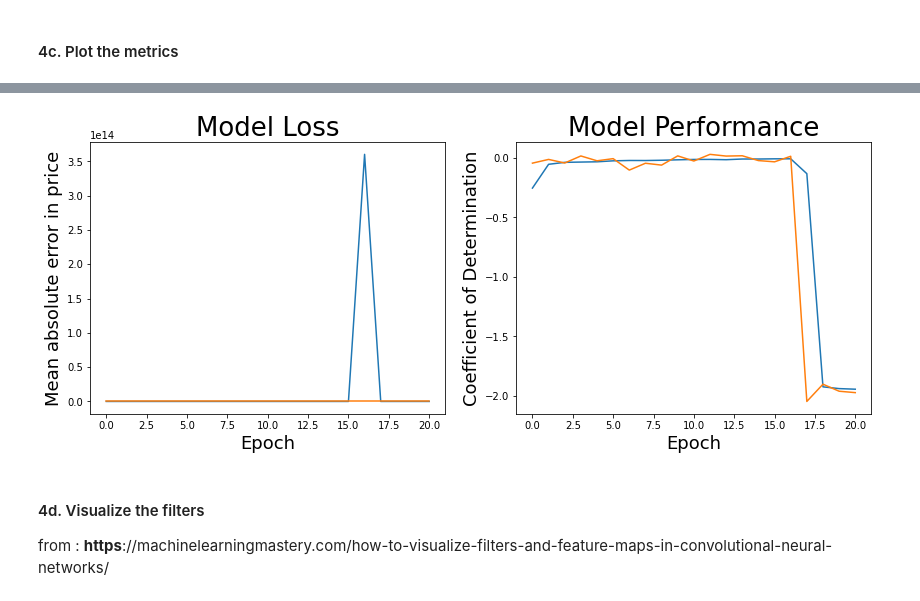
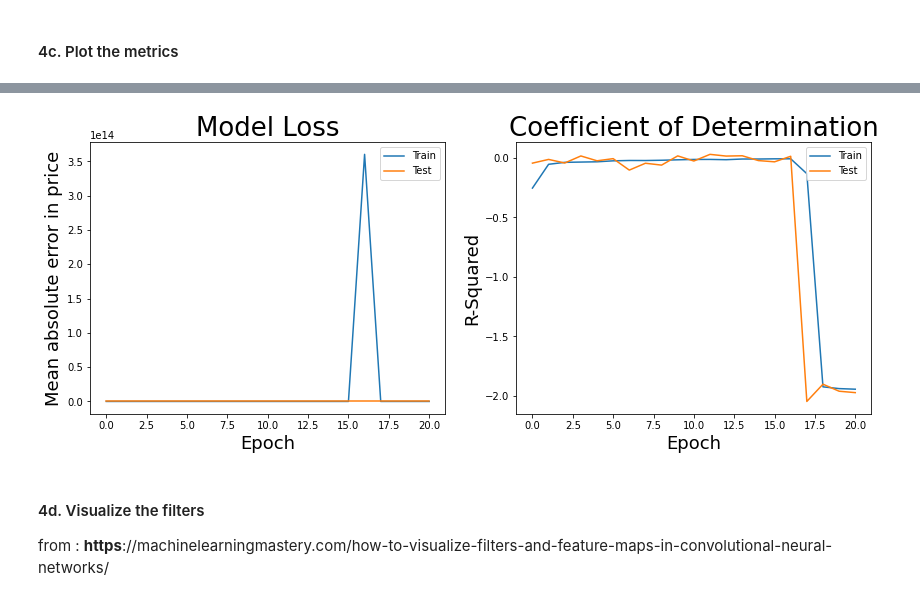
Before and after one commit to sangeetajay/Springboard, a Jupyter notebook: 3_AH_pre_processing_modeling_grayscale_images.ipynb, the cells around one changed output, grey strips where cells are left out. Saved outputs shown, nothing was run; the diff lists cells and outputs as text; code cells hidden in the pictures.

```diff
--- a/3_AH_pre_processing_modeling_grayscale_images.ipynb
+++ b/3_AH_pre_processing_modeling_grayscale_images.ipynb
@@ -400,30 +363,32 @@ plot_loss(history.history['mae'], history.history['val_mae'])
 # %%
 # create figure
 fig= plt.figure(figsize=(14,5))
 #plt.suptitle('Artifical Neural Network on Home Features')
 titlesize=26
 fontsize=18
 # loss plot on left
 plt.subplot(1,2, 1)
 plt.plot(history.history['loss'])
 plt.plot(history.history['val_loss'])
 
 plt.title('Model Loss', fontsize=titlesize)
 plt.ylabel('Mean absolute error in price', fontsize=fontsize)
 plt.xlabel('Epoch', fontsize=fontsize)
+plt.legend(['Train', 'Test'], loc='upper right')
 
 # coeff plot on right
 plt.subplot(1,2, 2)
 plt.plot(history.history['coeff_determination'])
 plt.plot(history.history['val_coeff_determination'])
 
-plt.title('Model Performance', fontsize= titlesize)
-plt.ylabel('Coefficient of Determination',  fontsize=fontsize)
+plt.title('Coefficient of Determination', fontsize= titlesize)
+plt.ylabel('R-Squared',  fontsize=fontsize)
 plt.xlabel('Epoch', fontsize=fontsize)
+plt.legend(['Train', 'Test'], loc='upper right')
 
 plt.show()
 # %% [output]
-[figure, old version]
+[figure, new version]
 # %% [markdown]
 #### 4d. Visualize the filters
 from : **https**://machinelearningmastery.com/how-to-visualize-filters-and-feature-maps-in-convolutional-neural-networks/
```
Also changed, not shown: parts of 4 cells of this notebook.
